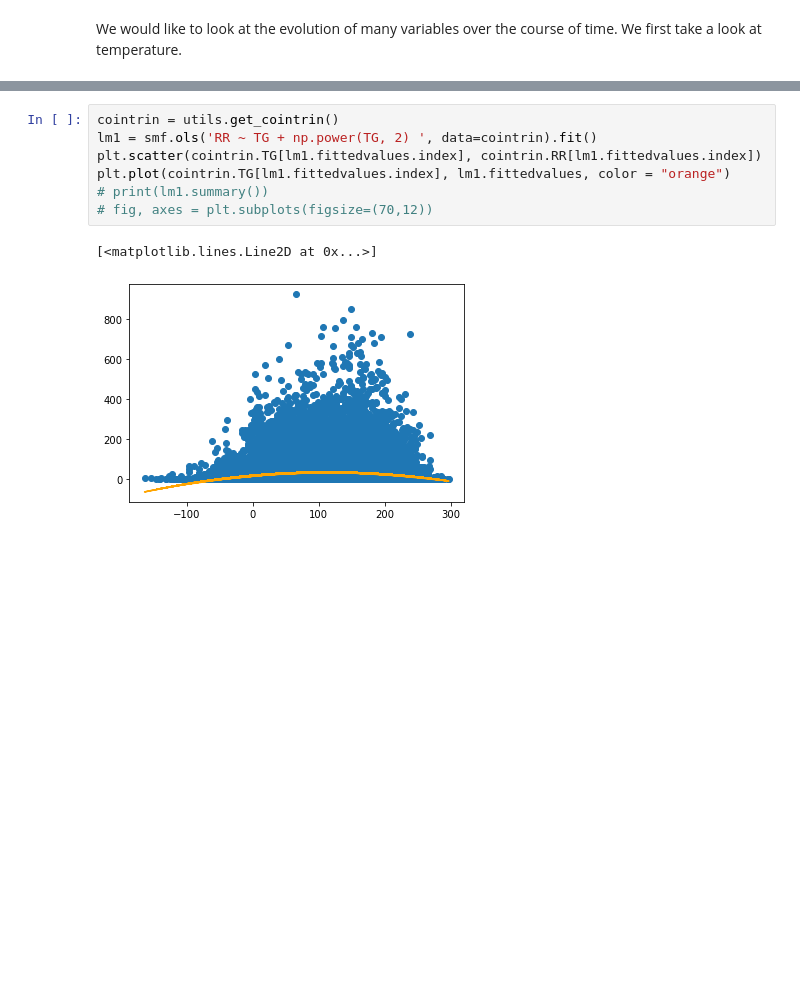
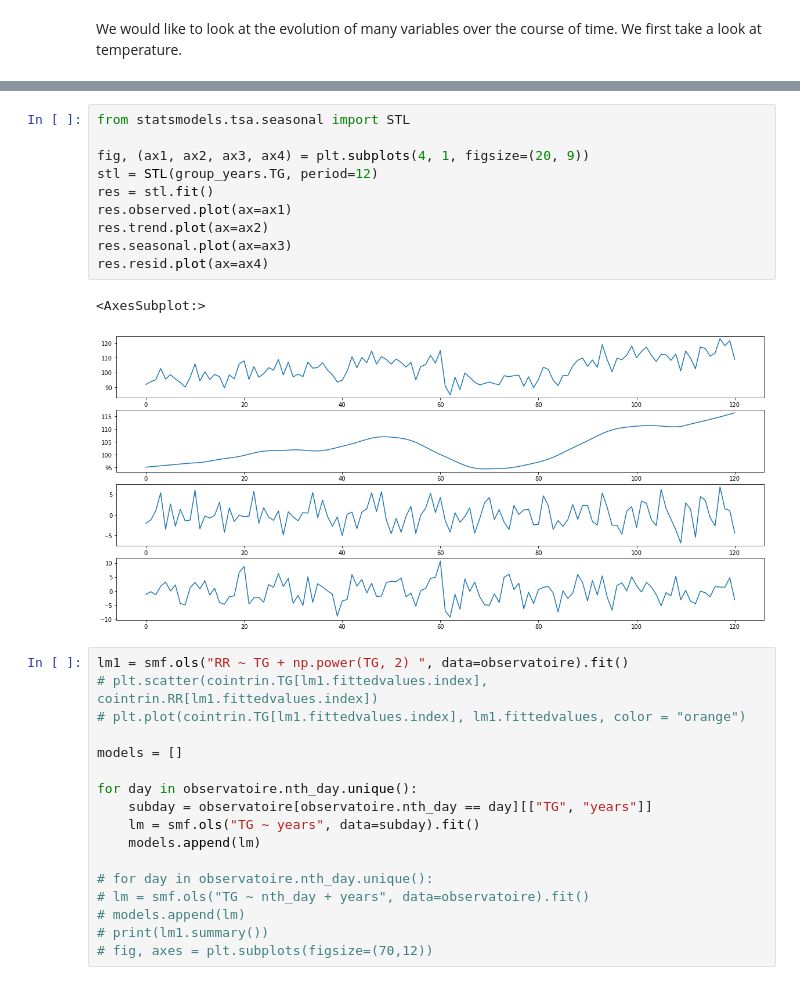
Before and after one commit to LucaNyckees/SCV_project1, a Jupyter notebook: notebooks/exploratory.ipynb, the cells around one changed output, grey strips where cells are left out. Cells and saved outputs as stored; diff of their text form; blank space fills up the shorter version.

```diff
--- a/notebooks/exploratory.ipynb
+++ b/notebooks/exploratory.ipynb
@@ -33,10 +140,30 @@ regrouped = observatoire.groupby(['months','years'], as_index=False)['TG'].mean(
+# %%
+from statsmodels.tsa.seasonal import STL
+
+fig, (ax1, ax2, ax3, ax4) = plt.subplots(4, 1, figsize=(20, 9))
+stl = STL(group_years.TG, period=12)
+res = stl.fit()
+res.observed.plot(ax=ax1)
+res.trend.plot(ax=ax2)
+res.seasonal.plot(ax=ax3)
+res.resid.plot(ax=ax4)
+# %% [output]
+<AxesSubplot:>
+[figure, added]
 # %%
-cointrin = utils.get_cointrin()
-lm1 = smf.ols('RR ~ TG + np.power(TG, 2) ', data=cointrin).fit()
-plt.scatter(cointrin.TG[lm1.fittedvalues.index], cointrin.RR[lm1.fittedvalues.index])
-plt.plot(cointrin.TG[lm1.fittedvalues.index], lm1.fittedvalues, color = "orange")
+lm1 = smf.ols("RR ~ TG + np.power(TG, 2) ", data=observatoire).fit()
+# plt.scatter(cointrin.TG[lm1.fittedvalues.index], cointrin.RR[lm1.fittedvalues.index])
+# plt.plot(cointrin.TG[lm1.fittedvalues.index], lm1.fittedvalues, color = "orange")
+
+models = []
+
+for day in observatoire.nth_day.unique():
+    subday = observatoire[observatoire.nth_day == day][["TG", "years"]]
+    lm = smf.ols("TG ~ years", data=subday).fit()
+    models.append(lm)
+
+# for day in observatoire.nth_day.unique():
+# lm = smf.ols("TG ~ nth_day + years", data=observatoire).fit()
+# models.append(lm)
 # print(lm1.summary())
 # fig, axes = plt.subplots(figsize=(70,12))
-# %% [output]
-[<matplotlib.lines.Line2D at 0x...>]
-[figure, removed]
```
Also changed, not shown: parts of 11 cells of this notebook.
